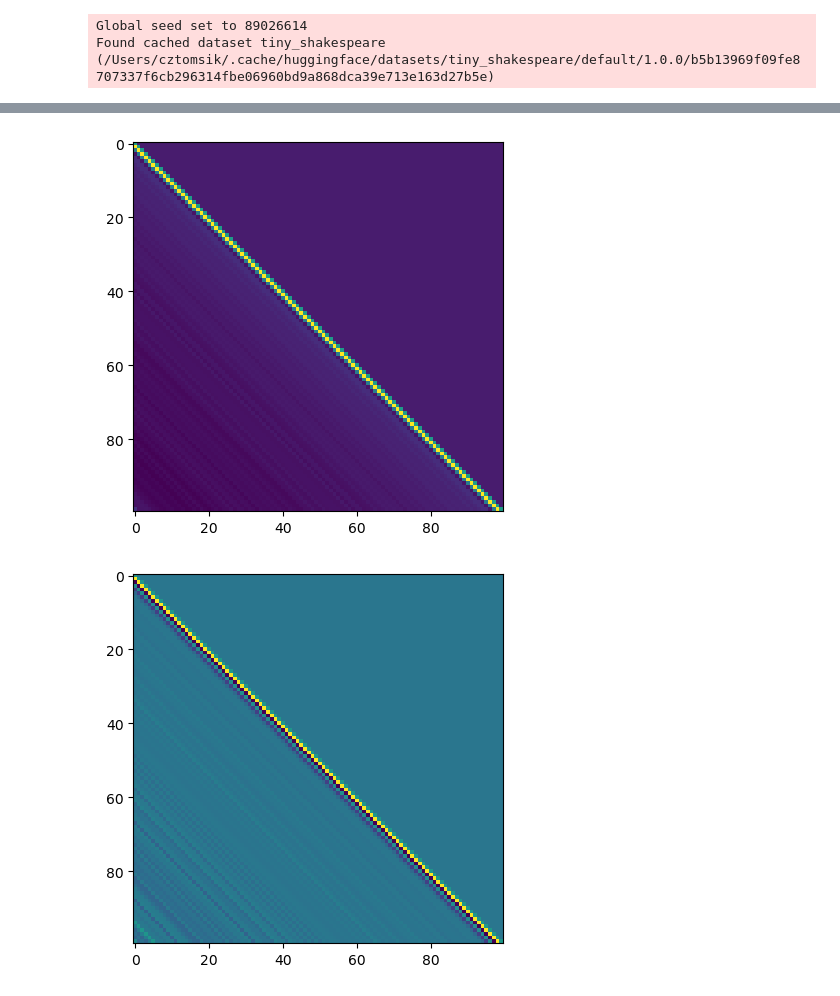
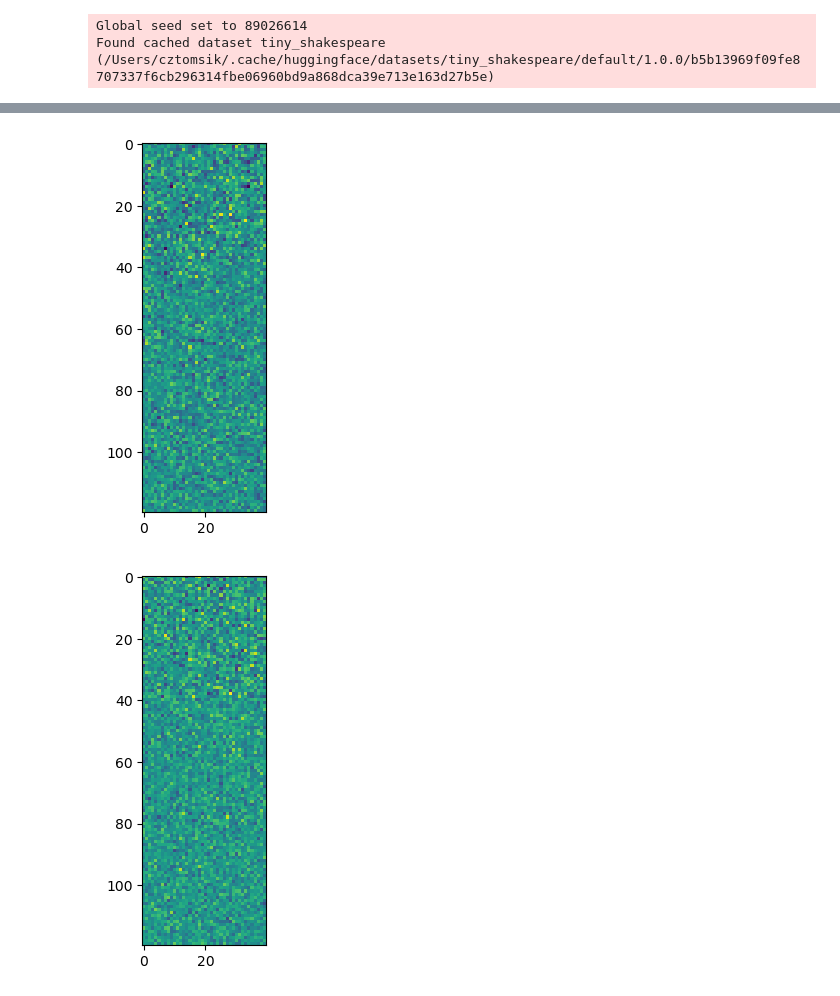
Before and after one commit to cztomsik/ML-experiments, a Jupyter notebook: aft-flat.ipynb, the cells around one changed output, grey strips where cells are left out. Drawn from its saved outputs; the diff is of its cells as text; code cells hidden in the pictures.

```diff
--- a/aft-flat.ipynb
+++ b/aft-flat.ipynb
@@ -16,7 +16,8 @@ Global seed set to 89026614
 Found cached dataset tiny_shakespeare (/Users/cztomsik/.cache/huggingface/datasets/tiny_shakespeare/default/1.0.0/b5b13969f09fe8707337f6cb296314fbe06960bd9a868dca39e713e163d27b5e)
 # %%
 device = "cpu"
-block_size = 100
+block_size = 64
+test_size = 1500
 
 class MyDataset(data.Dataset):
     def __init__(self, text):
@@ -35,8 +36,8 @@ class MyDataset(data.Dataset):
         return self.data[i:end], self.data[i + 1:end + 1]
 
 dataset = MyDataset(text)
-train = data.Subset(dataset, range(0, len(dataset) - 500))
-test = data.Subset(dataset, range(len(dataset) - 500, len(dataset)))
+train = data.Subset(dataset, range(0, len(dataset) - test_size))
+test = data.Subset(dataset, range(len(dataset) - test_size, len(dataset)))
 # %%
 # inspired by https://github.com/karpathy/minGPT/blob/master/mingpt/model.py
 class MinGPT(nn.Module):
@@ -201,9 +177,8 @@ Give your parace what we
 # %%
 from matplotlib import pyplot as plt
 for b in model.model.transformer[2]:
-    w = circulant.apply(b.attn.w).detach() * torch.tril(torch.ones(block_size, block_size))
     plt.figure()
-    plt.imshow(w.detach())
+    plt.imshow(b.attn.qkv.weight.detach())
 # %% [output]
-[figure, old version]
+[figure, new version]
-[figure, old version]
+[figure, new version]
```
Also changed, not shown: parts of 3 cells of this notebook.
